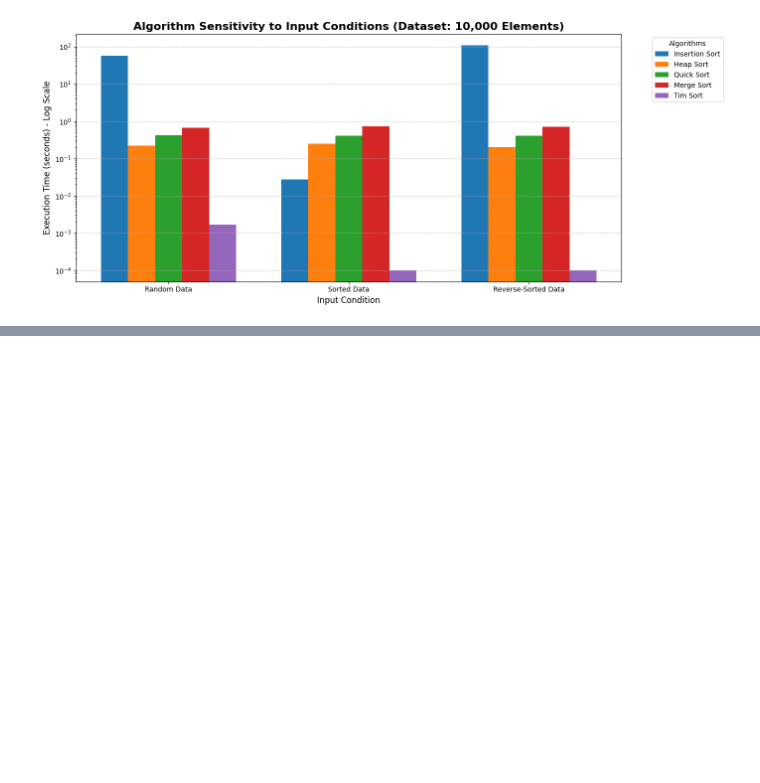
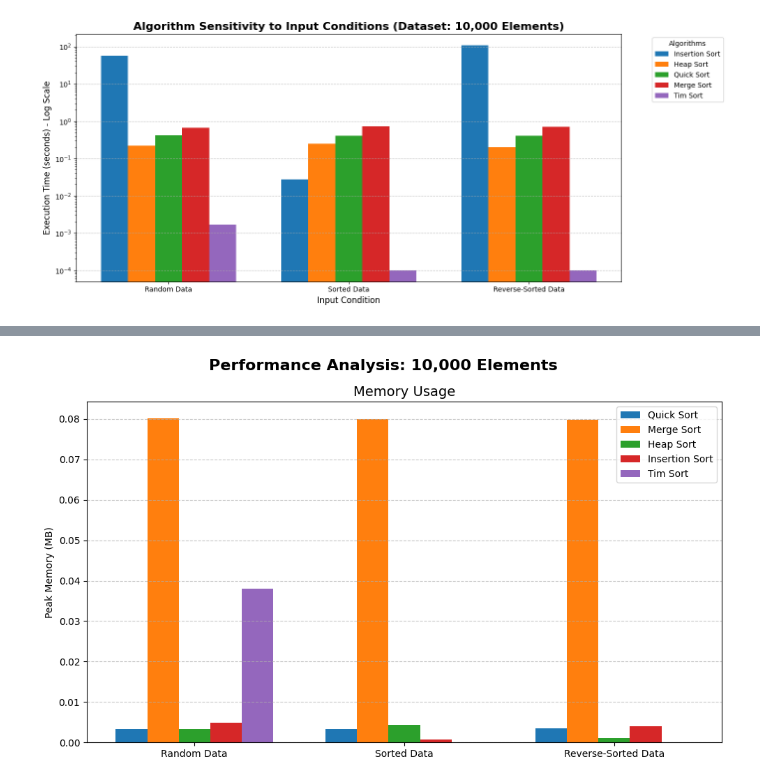
Before and after one commit to Rohans1113/Comparative-Performance-Analysis-of-Sorting-Algorithms-on-Large-Scale-Datasets, a Jupyter notebook: RM.ipynb, the cells around one changed output, grey strips where cells are left out. Saved outputs shown, nothing was run; the diff lists cells and outputs as text; code cells hidden in the pictures; blank space fills up the shorter version.

```diff
--- a/RM.ipynb
+++ b/RM.ipynb
@@ -634,3 +612,40 @@ plt.show()
+# %%
+import matplotlib.pyplot as plt
+import numpy as np
+
+# --- DATA FOR 10,000 ELEMENTS ---
+algorithms = ['Quick Sort', 'Merge Sort', 'Heap Sort', 'Insertion Sort', 'Tim Sort']
+conditions = ['Random Data', 'Sorted Data', 'Reverse-Sorted Data']
+
+# Memory Usage (MB)
+memory_data = {
+    'Quick Sort': [0.0033, 0.0034, 0.0035],
+    'Merge Sort': [0.0802, 0.0800, 0.0798],
+    'Heap Sort': [0.0033, 0.0043, 0.0010],
+    'Insertion Sort': [0.0049, 0.0008, 0.0041],
+    'Tim Sort': [0.0381, 0.0000, 0.0000]
+}
+
+x = np.arange(len(conditions))
+bar_width = 0.15
+
+# --- PLOTTING MEMORY USAGE ---
+plt.figure(figsize=(10, 6))
+
+for i, algo in enumerate(algorithms):
+    plt.bar(x + (i - 2) * bar_width, memory_data[algo], bar_width, label=algo)
+
+plt.suptitle('Performance Analysis: 10,000 Elements', fontsize=16, fontweight='bold')
+plt.title('Memory Usage', fontsize=14)
+plt.ylabel('Peak Memory (MB)')
+plt.xticks(x, conditions)
+plt.grid(axis='y', linestyle='--', alpha=0.7)
+plt.legend()
+
+plt.tight_layout()
+plt.show()
+# %% [output]
+[figure, added]
 # %%
 import matplotlib.pyplot as plt
 import numpy as np
```
Also changed, not shown: parts of 5 cells of this notebook.
